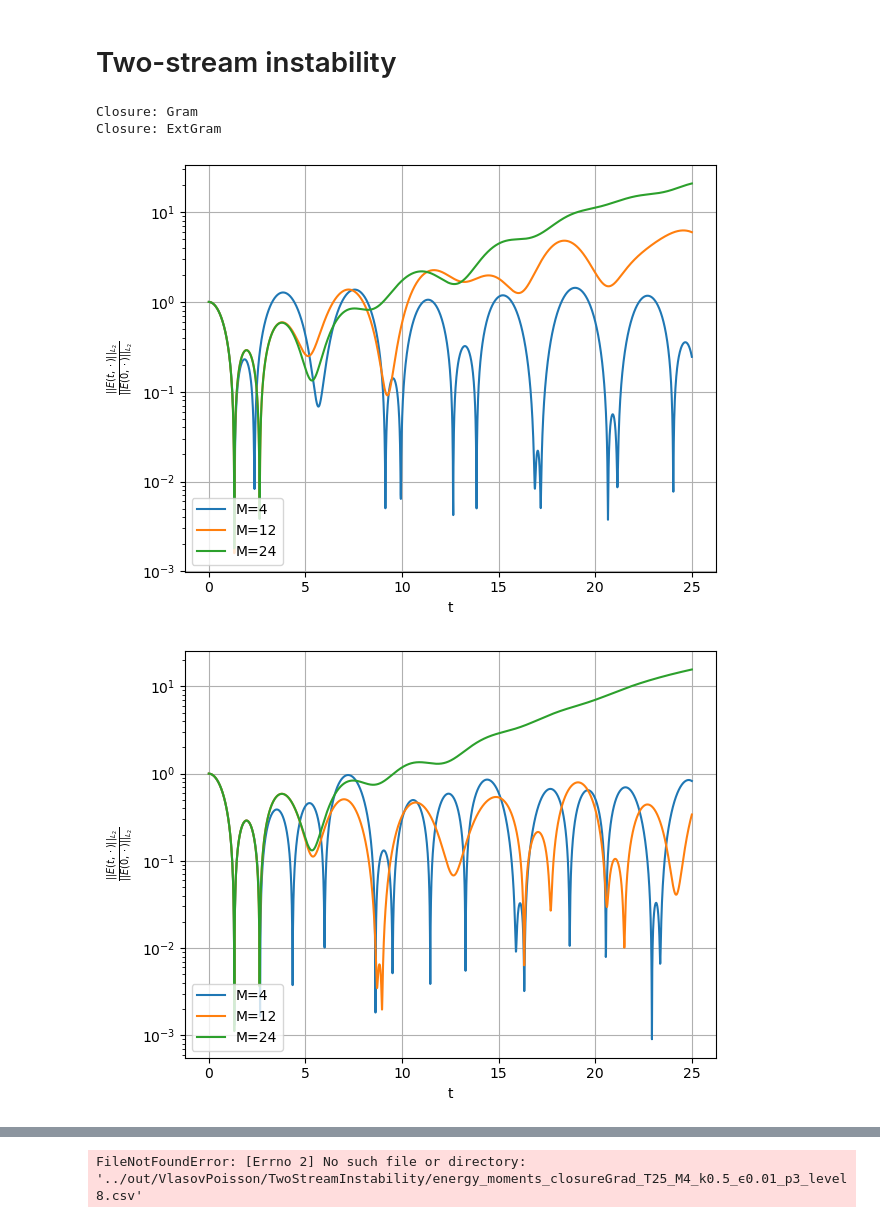
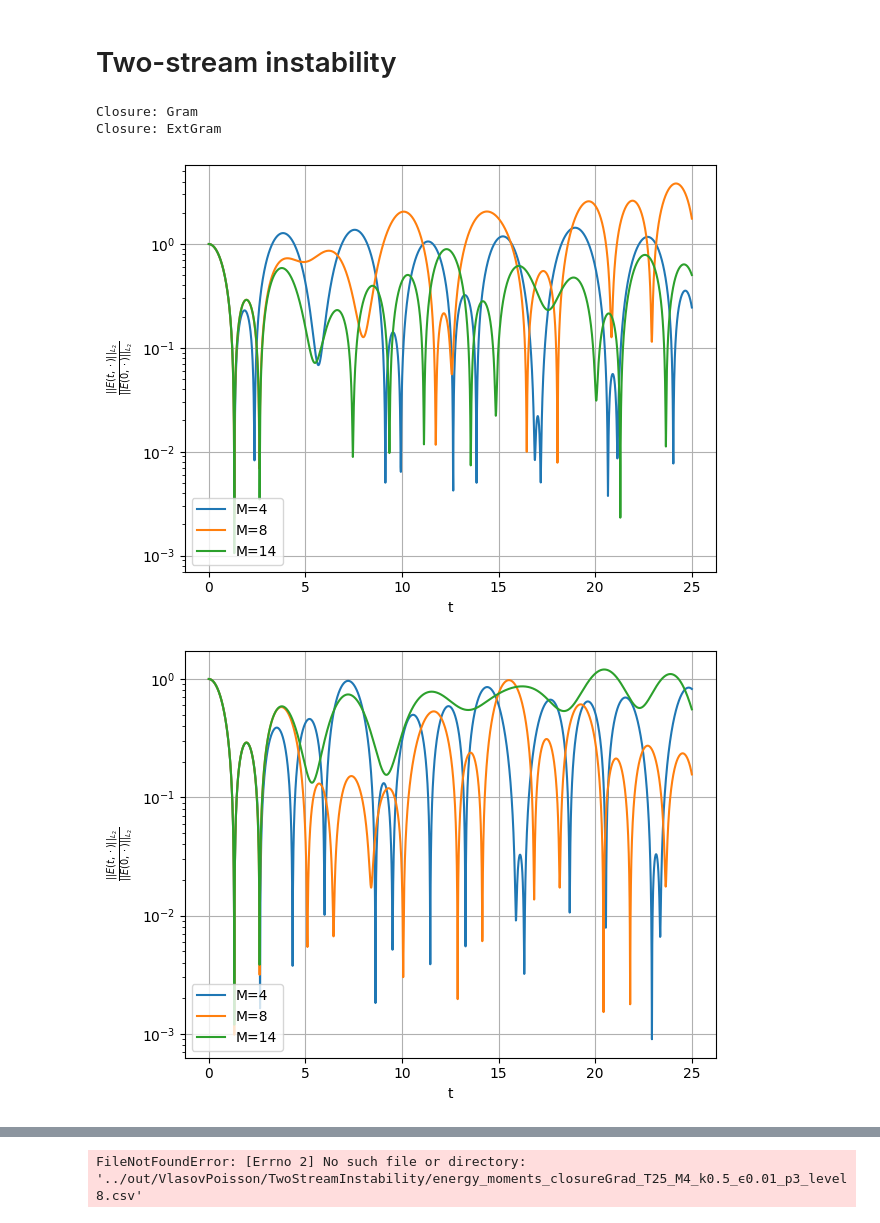
Before and after one commit to JanHab/ExtGram.jl, a Jupyter notebook: notebooks/VlasovPoissonExamples.ipynb, the cells around one changed output, grey strips where cells are left out. Saved outputs shown, nothing was run; the diff lists cells and outputs as text; code cells hidden in the pictures.

```diff
--- a/notebooks/VlasovPoissonExamples.ipynb
+++ b/notebooks/VlasovPoissonExamples.ipynb
@@ -293,7 +293,7 @@ FileNotFoundError: [Errno 2] No such file or directory: '../out/VlasovPoisson/La
 # %% [markdown]
 # Two-stream instability
 # %%
-T_end = 25
+T_end = 25.0
 
 base_tree_level = 8
 polydeg = 1
@@ -309,27 +309,27 @@ def get_E_num(closure, T_end, M, k_, epsilon, polydeg, base_tree_level):
 # %%
 # Even Order Moments
 
 closures =[
     "Gram",
     "ExtGram"
 ]
 for closure in closures:
     print(f"Closure: {closure}")
     fig, ax = plt.subplots()
-    for M in [4, 12, 24]:
+    for M in [4, 8, 14]:
         data = get_E_num(closure, T_end, M, k, epsilon, polydeg, base_tree_level)
         ax.plot(data["time"], data["E_L2"] / data["E_L2"][0], label=f'M={M}')
     ax.set_yscale("log")
     ax.set_xlabel("t")
     ax.set_ylabel("$\\frac{||E(t,\cdot)||_{L_2}}{||E(0,\cdot)||_{L_2}}$")
     # ax.set_title(closure)
     ax.legend(loc='lower left')
     ax.grid()
     fig.savefig(f"../out/VlasovPoisson/TwoStreamInstability/TwoStreamInstability_Even_Closure{closure}_k{k}_epsilon{epsilon}_p{polydeg}.pdf")
     fig.tight_layout()
     fig.show()
 # %% [output]
 Closure: Gram
 Closure: ExtGram
-[figure, old version]
+[figure, new version]
-[figure, old version]
+[figure, new version]
```
Also changed, not shown: parts of 3 cells of this notebook, 6 other files.
